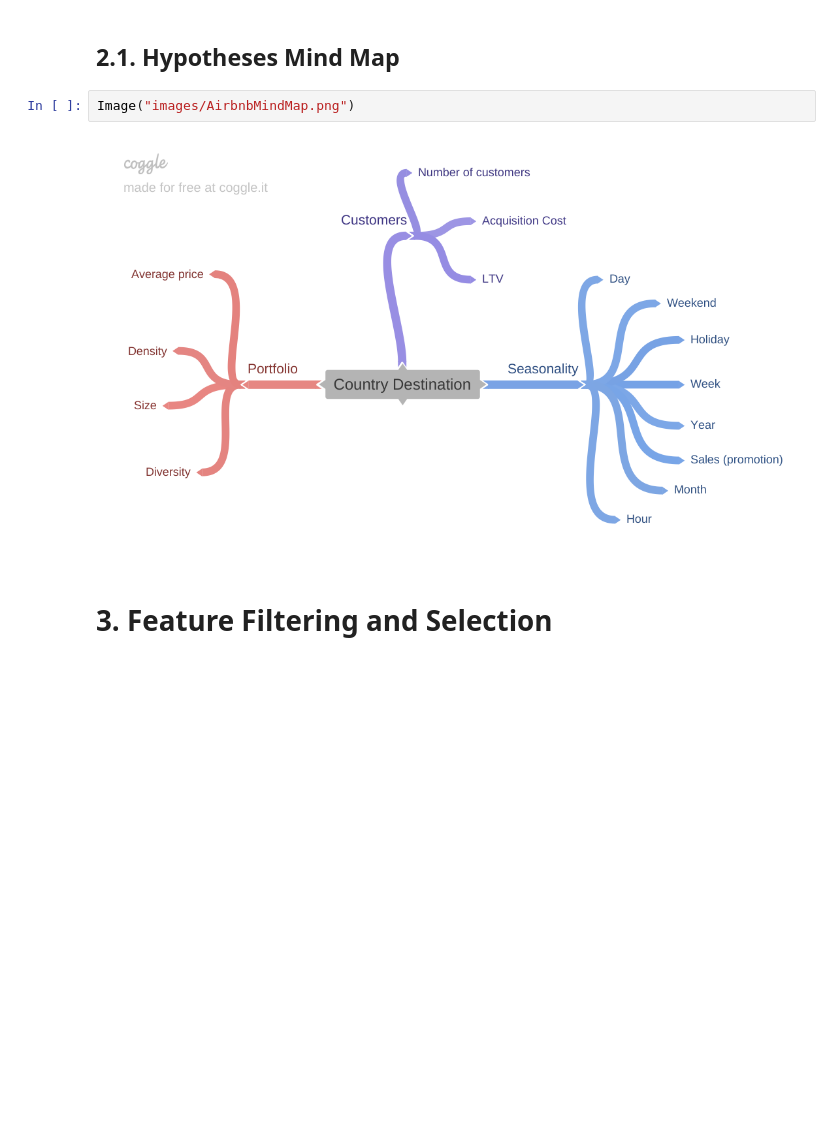
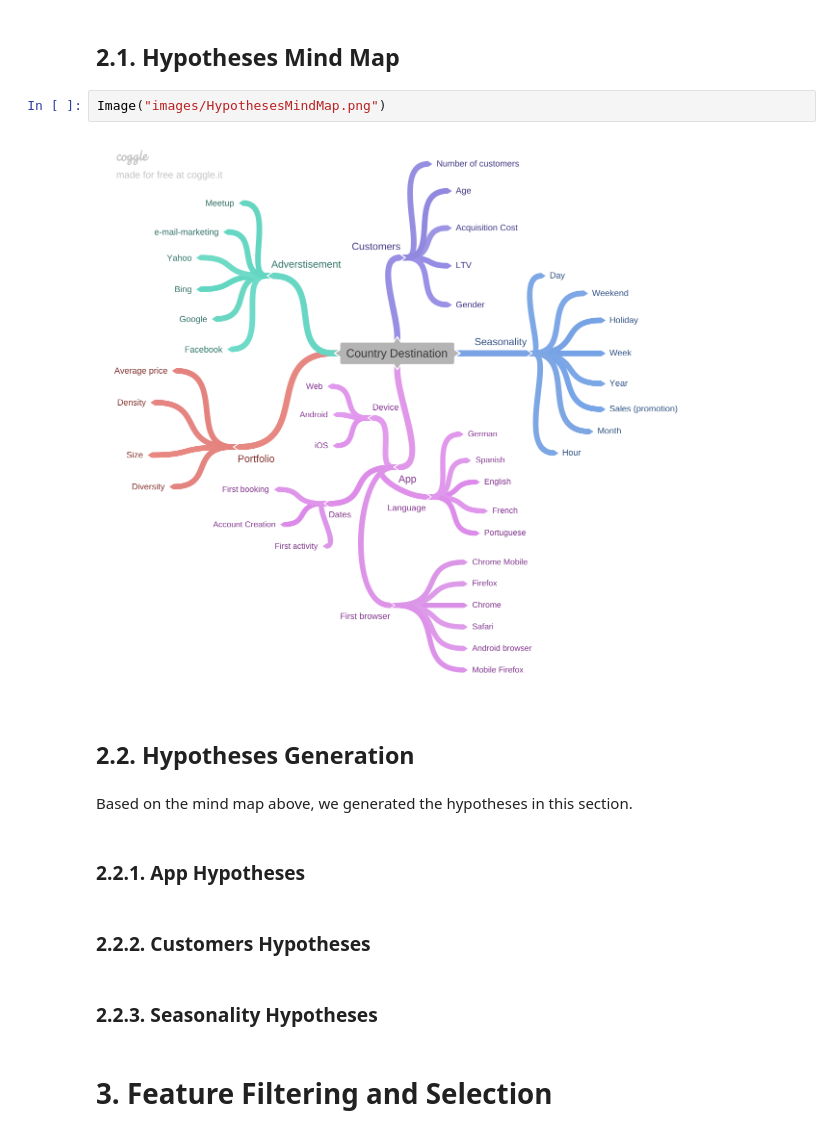
Before and after one commit to lucasquemelli/airbnb, a Jupyter notebook: airbnb.ipynb, the cells around one changed output. Saved outputs shown, nothing was run; the diff lists cells and outputs as text; blank space fills up the shorter version.

Commit message:
Finished mind map second version

```diff
--- a/airbnb.ipynb
+++ b/airbnb.ipynb
@@ -448,9 +455,19 @@ df2 = df1.copy()
 # %% [markdown]
 ## 2.1. Hypotheses Mind Map
 # %%
-Image("images/AirbnbMindMap.png")
+Image("images/HypothesesMindMap.png")
 # %% [output]
-[figure, old version]
+[figure, new version]
+# %% [markdown]
+## 2.2. Hypotheses Generation
+# %% [markdown]
+Based on the mind map above, we generated the hypotheses in this section.
+# %% [markdown]
+### 2.2.1. App Hypotheses
+# %% [markdown]
+### 2.2.2. Customers Hypotheses
+# %% [markdown]
+### 2.2.3. Seasonality Hypotheses
 # %% [markdown]
 # 3. Feature Filtering and Selection
 # %% [markdown]
```
Also changed, not shown: parts of 1 cell of this notebook.
